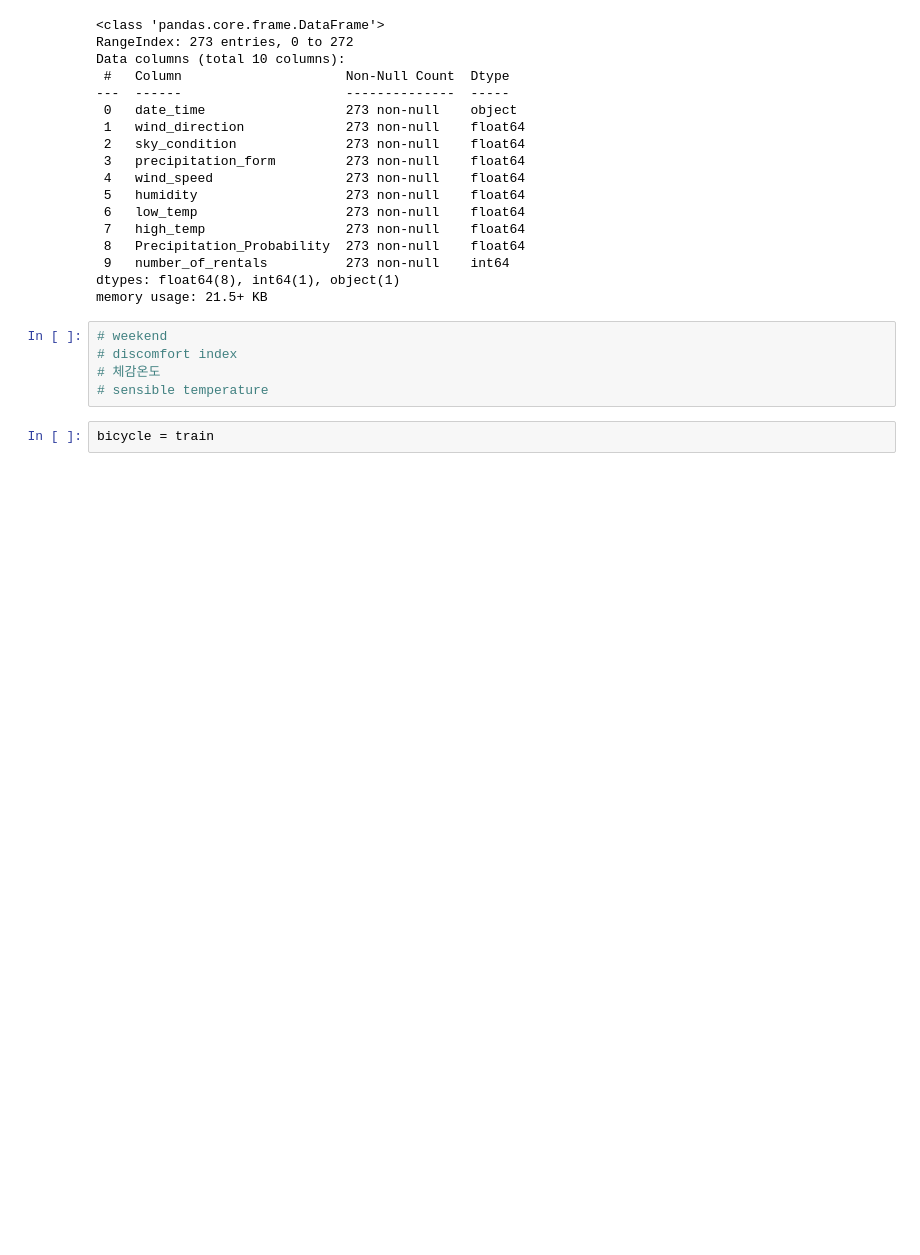
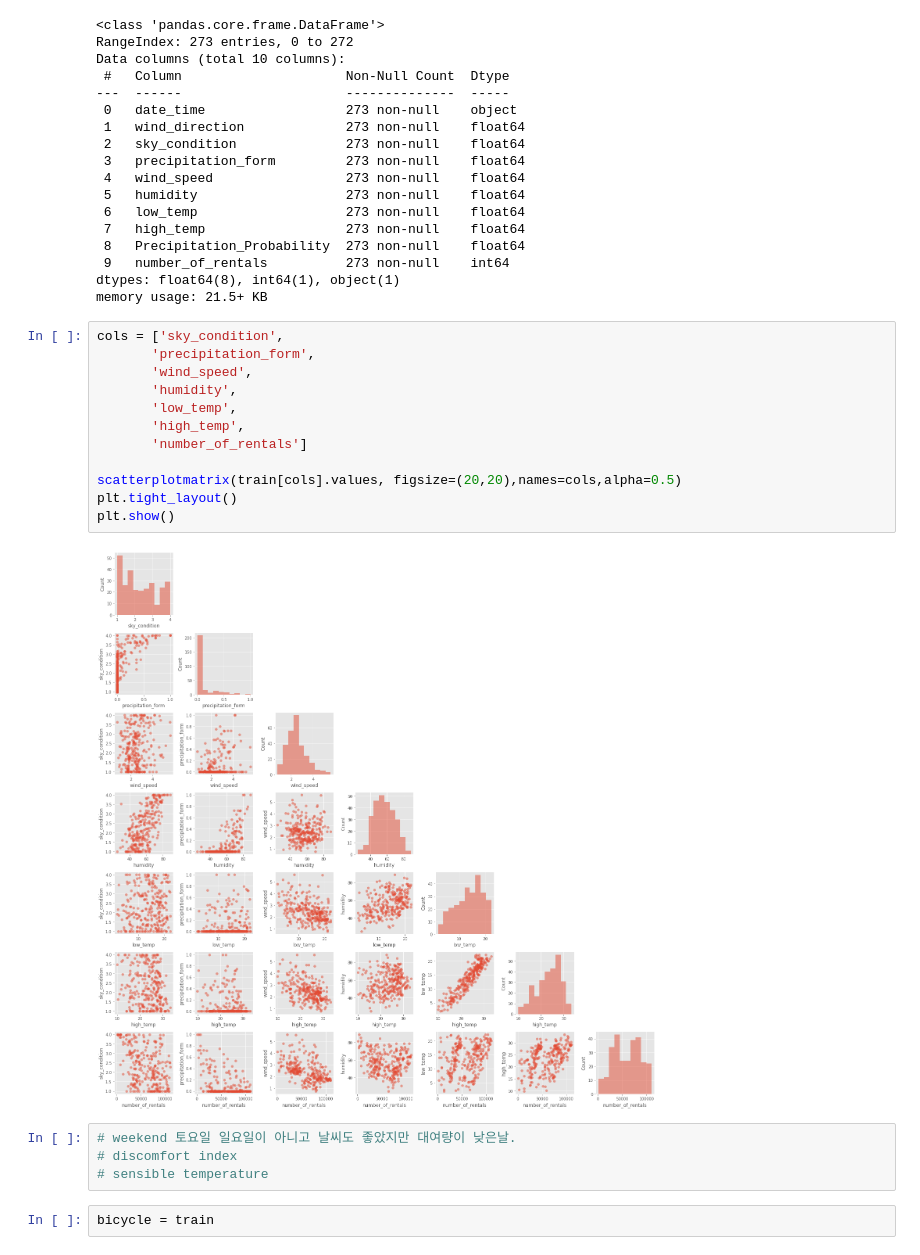
Before and after one commit to davetpj/kaggle, a Jupyter notebook: dacon/bicycle/baseline.ipynb, the cells around one changed output. Drawn from its saved outputs; the diff is of its cells as text; blank space fills up the shorter version.

```diff
--- a/dacon/bicycle/baseline.ipynb
+++ b/dacon/bicycle/baseline.ipynb
@@ -33,10 +35,23 @@ Data columns (total 10 columns):
  9   number_of_rentals          273 non-null    int64
 dtypes: float64(8), int64(1), object(1)
 memory usage: 21.5+ KB
+# %%
+cols = ['sky_condition',
+       'precipitation_form',
+       'wind_speed',
+       'humidity',
+       'low_temp',
+       'high_temp',
+       'number_of_rentals']
+
+scatterplotmatrix(train[cols].values, figsize=(20,20),names=cols,alpha=0.5)
+plt.tight_layout()
+plt.show()
+# %% [output]
+[figure, added]
 # %%
-# weekend
+# weekend 토요일 일요일이 아니고 날씨도 좋았지만 대여량이 낮은날.
 # discomfort index
-# 체감온도
 # sensible temperature
 # %%
 bicycle = train
```
Also changed, not shown: parts of 10 cells of this notebook, 1 other file.
